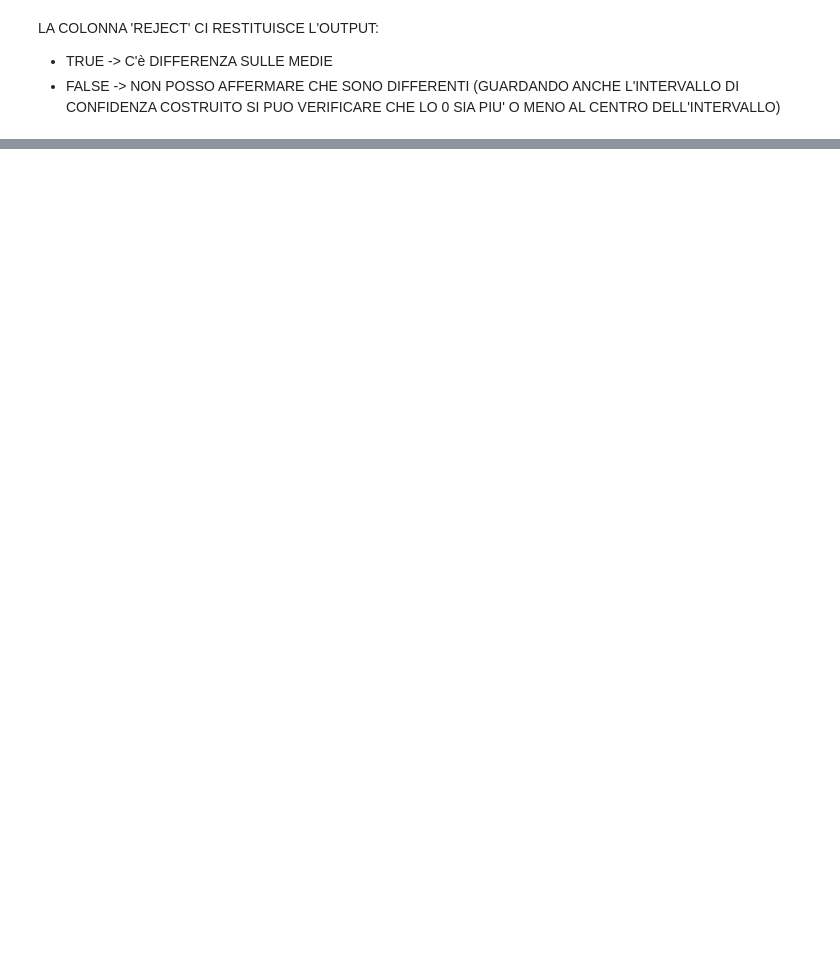
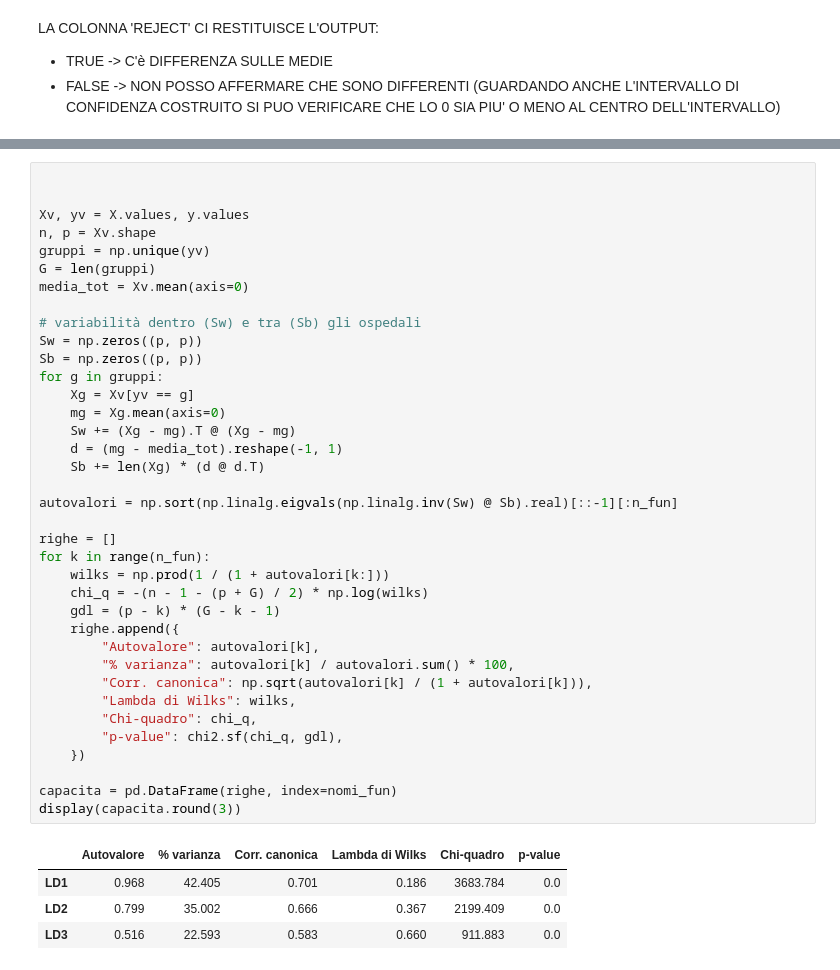
Before and after one commit to fuma92-da/discriminante, a Jupyter notebook: analisi_strutture_ospedaliere.ipynb, the cells around one changed output, grey strips where cells are left out. Drawn from its saved outputs; the diff is of its cells as text; blank space fills up the shorter version.

```diff
--- a/analisi_strutture_ospedaliere.ipynb
+++ b/analisi_strutture_ospedaliere.ipynb
@@ -544,0 +597,42 @@ LA COLONNA 'REJECT' CI RESTITUISCE L'OUTPUT:
+# %%
+
+
+Xv, yv = X.values, y.values
+n, p = Xv.shape
+gruppi = np.unique(yv)
+G = len(gruppi)
+media_tot = Xv.mean(axis=0)
+
+# variabilità dentro (Sw) e tra (Sb) gli ospedali
+Sw = np.zeros((p, p))
+Sb = np.zeros((p, p))
+for g in gruppi:
+    Xg = Xv[yv == g]
+    mg = Xg.mean(axis=0)
+    Sw += (Xg - mg).T @ (Xg - mg)
+    d = (mg - media_tot).reshape(-1, 1)
+    Sb += len(Xg) * (d @ d.T)
+
+autovalori = np.sort(np.linalg.eigvals(np.linalg.inv(Sw) @ Sb).real)[::-1][:n_fun]
+
+righe = []
+for k in range(n_fun):
+    wilks = np.prod(1 / (1 + autovalori[k:]))
+    chi_q = -(n - 1 - (p + G) / 2) * np.log(wilks)
+    gdl = (p - k) * (G - k - 1)
+    righe.append({
+        "Autovalore": autovalori[k],
+        "% varianza": autovalori[k] / autovalori.sum() * 100,
+        "Corr. canonica": np.sqrt(autovalori[k] / (1 + autovalori[k])),
+        "Lambda di Wilks": wilks,
+        "Chi-quadro": chi_q,
+        "p-value": chi2.sf(chi_q, gdl),
+    })
+
+capacita = pd.DataFrame(righe, index=nomi_fun)
+display(capacita.round(3))
+# %% [output]
+|  | Autovalore | % varianza | Corr. canonica | Lambda di Wilks | Chi-quadro | p-value |
+| LD1 | 0.968 | 42.405 | 0.701 | 0.186 | 3683.784 | 0.0 |
+| LD2 | 0.799 | 35.002 | 0.666 | 0.367 | 2199.409 | 0.0 |
+| LD3 | 0.516 | 22.593 | 0.583 | 0.660 | 911.883 | 0.0 |
```
Also changed, not shown: parts of 16 cells of this notebook.
